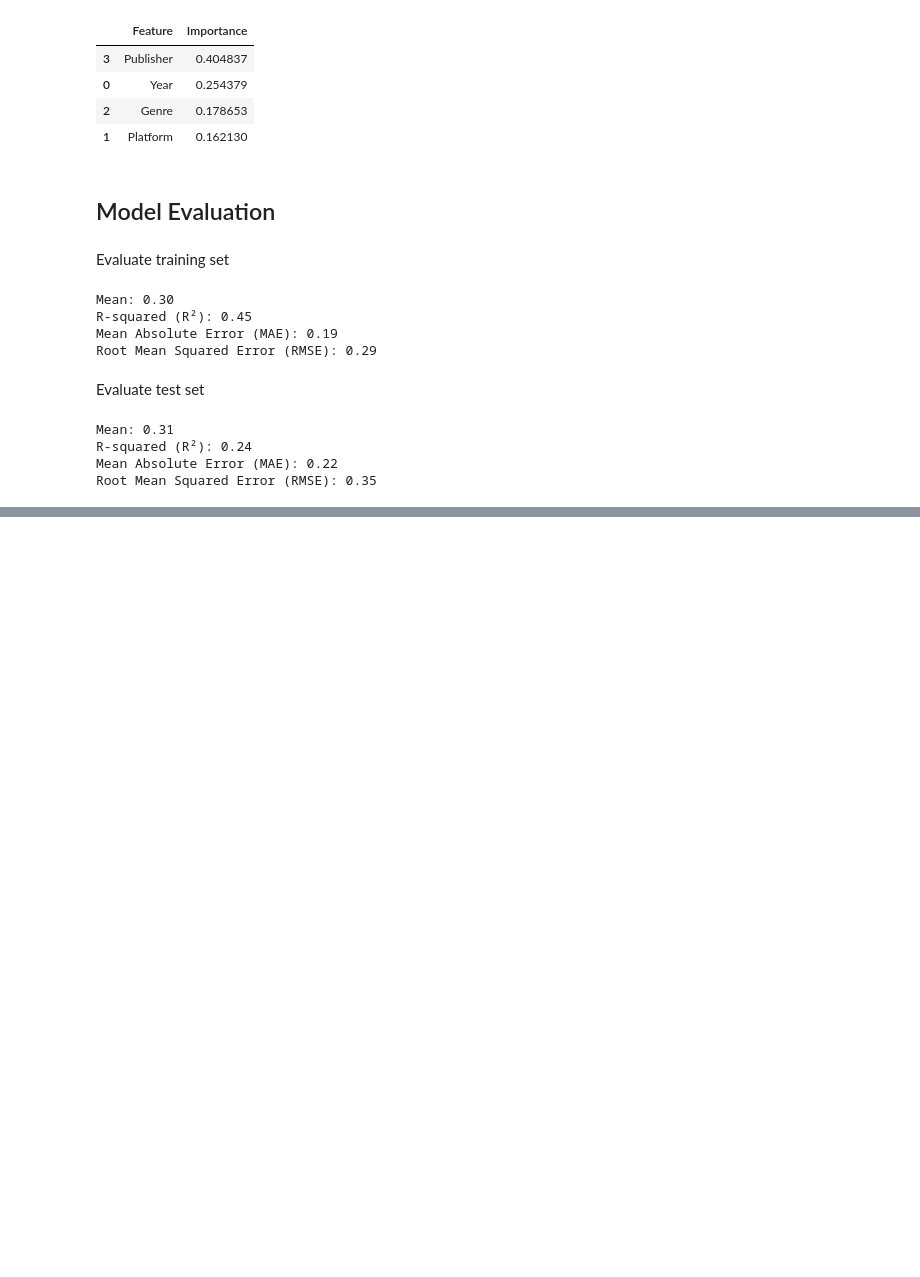
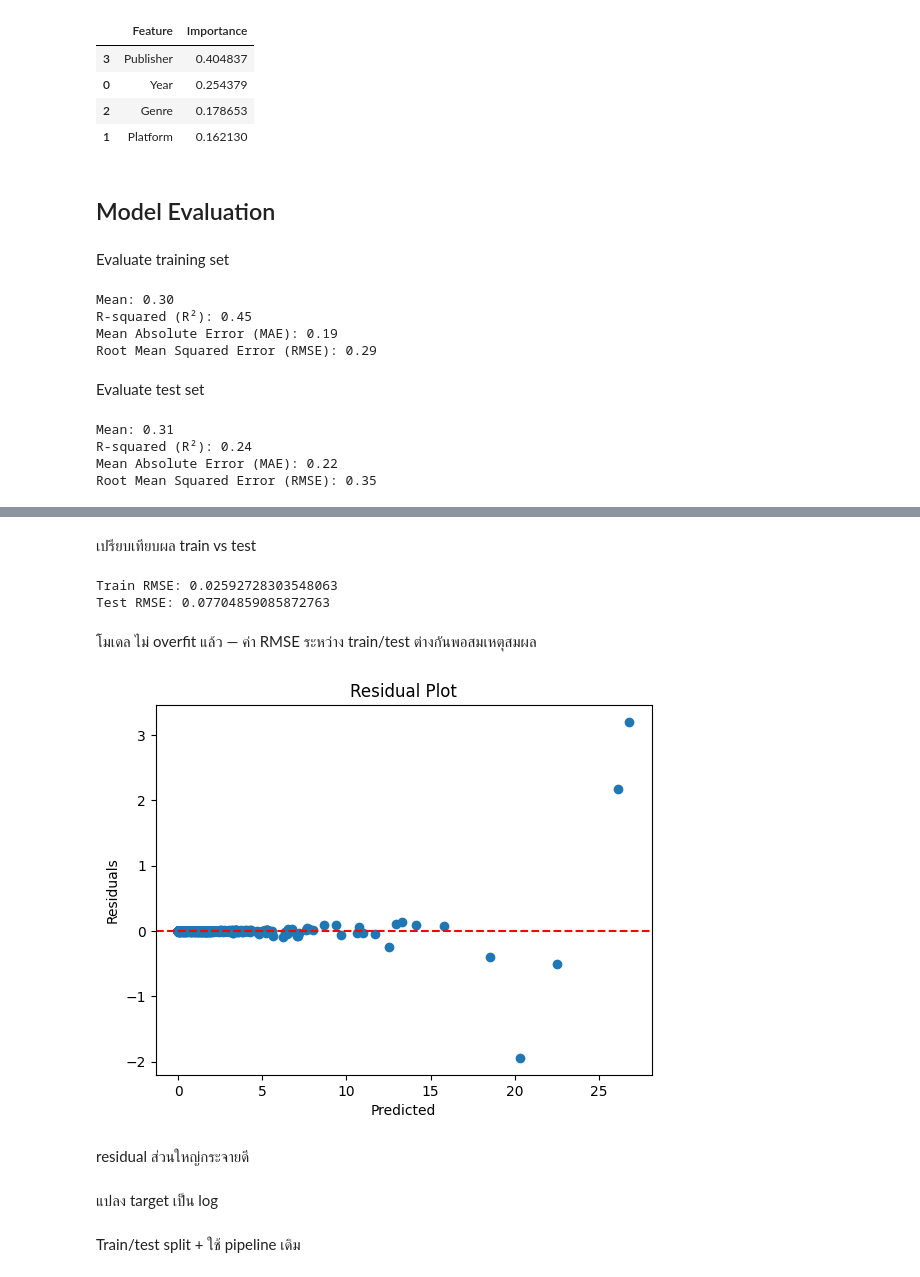
Before and after one commit to Broklink/Data-test, a Jupyter notebook: Copy_of_Regression_NonLinear.ipynb, the cells around one changed output, grey strips where cells are left out. Saved outputs shown, nothing was run; the diff lists cells and outputs as text; code cells hidden in the pictures; blank space fills up the shorter version.

```diff
--- a/Copy_of_Regression_NonLinear.ipynb
+++ b/Copy_of_Regression_NonLinear.ipynb
@@ -460,0 +451,10 @@ Fix โดยการ
+# %%
+# สร้าง lag features ปีต่อปี
+for lag in [1, 2, 3]:
+    df[f'Global_Sales_lag{lag}'] = df['Global_Sales'].shift(lag)
+
+# สร้าง aggregate features เช่น rolling mean ของ 3 ปีย้อนหลัง
+df['Global_Sales_roll3'] = df['Global_Sales'].shift(1).rolling(window=3).mean()
+
+# ลบแถวแรกที่ NaN จาก lag / rolling
+df = df.dropna(subset=['Global_Sales_lag1', 'Global_Sales_lag2', 'Global_Sales_lag3', 'Global_Sales_roll3'])
@@ -559,0 +677,26 @@ R²: 0.818
+# %% [markdown]
+เปรียบเทียบผล train vs test
+# %%
+y_train_pred = best_model.predict(X_train)
+print("Train RMSE:", np.sqrt(mean_squared_error(y_train, y_train_pred)))
+print("Test RMSE:", rmse)
+# %% [output]
+Train RMSE: 0.02592728303548063
+Test RMSE: 0.07704859085872763
+# %% [markdown]
+โมเดล ไม่ overfit แล้ว — ค่า RMSE ระหว่าง train/test ต่างกันพอสมเหตุสมผล
+# %%
+import matplotlib.pyplot as plt
+residuals = y_test - y_pred
+plt.scatter(y_pred, residuals)
+plt.axhline(0, color='red', linestyle='--')
+plt.xlabel("Predicted")
+plt.ylabel("Residuals")
+plt.title("Residual Plot")
+plt.show()
+# %% [output]
+[figure, added]
+# %% [markdown]
+residual ส่วนใหญ่กระจายดี
+# %% [markdown]
+แปลง target เป็น log
@@ -559,0 +709,2 @@ R²: 0.818
+# %% [markdown]
+Train/test split + ใช้ pipeline เดิม
```
Also changed, not shown: parts of 29 cells of this notebook.
